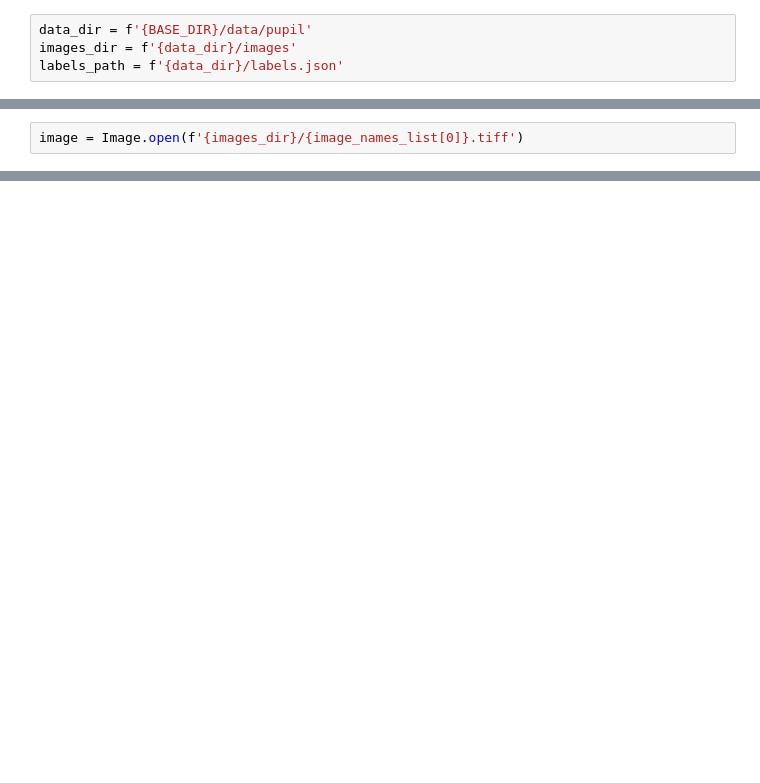
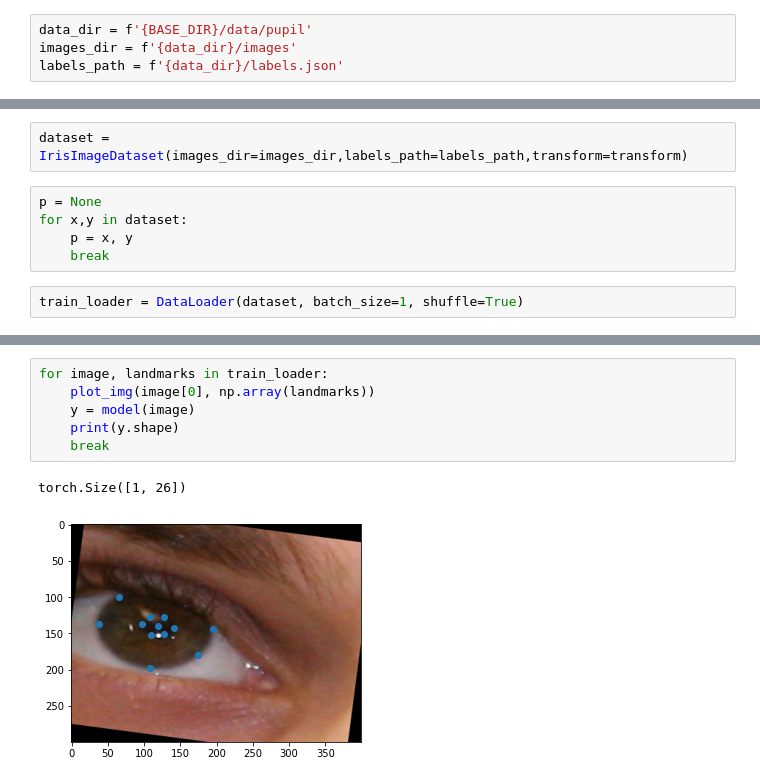
Before and after one commit to Akhilez/ml_gallery, a Jupyter notebook: ml_py/app/vision/iris_detector/trainer_test.ipynb, the cells around one changed output, grey strips where cells are left out. Saved outputs shown, nothing was run; the diff lists cells and outputs as text; blank space fills up the shorter version.

Commit message:
Working on training

```diff
--- a/ml_py/app/vision/iris_detector/trainer_test.ipynb
+++ b/ml_py/app/vision/iris_detector/trainer_test.ipynb
@@ -52,2 +98,0 @@ image_names_list = sorted(list(data.keys()))
-# %%
-image = Image.open(f'{images_dir}/{image_names_list[0]}.tiff')
@@ -69,0 +99,9 @@ image_.shape
+# %%
+dataset = IrisImageDataset(images_dir=images_dir,labels_path=labels_path,transform=transform)
+# %%
+p = None
+for x,y in dataset:
+    p = x, y
+    break
+# %%
+train_loader = DataLoader(dataset, batch_size=1, shuffle=True)
@@ -69,0 +181,9 @@ image_.shape
+# %%
+for image, landmarks in train_loader:
+    plot_img(image[0], np.array(landmarks))
+    y = model(image)
+    print(y.shape)
+    break
+# %% [output]
+torch.Size([1, 26])
+[figure, added]
```
Also changed, not shown: parts of 10 cells of this notebook, 1 other file.
